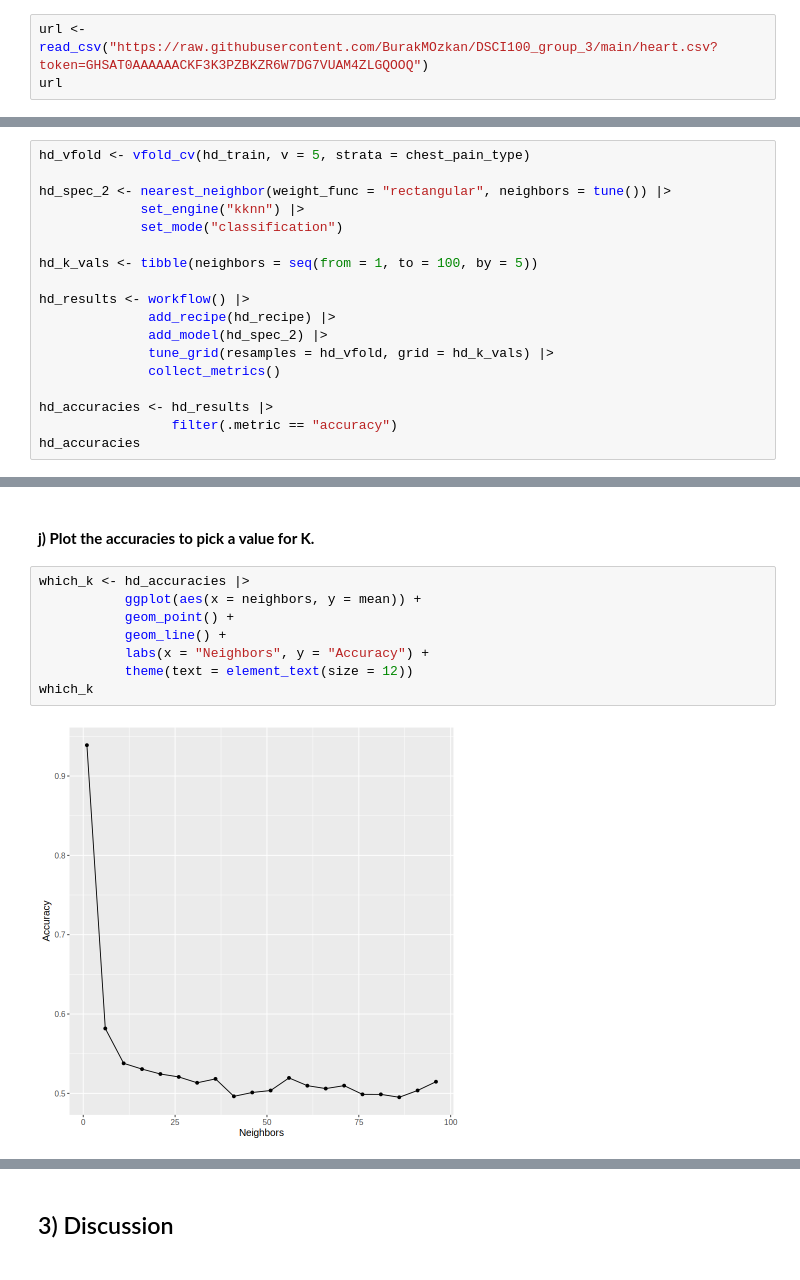
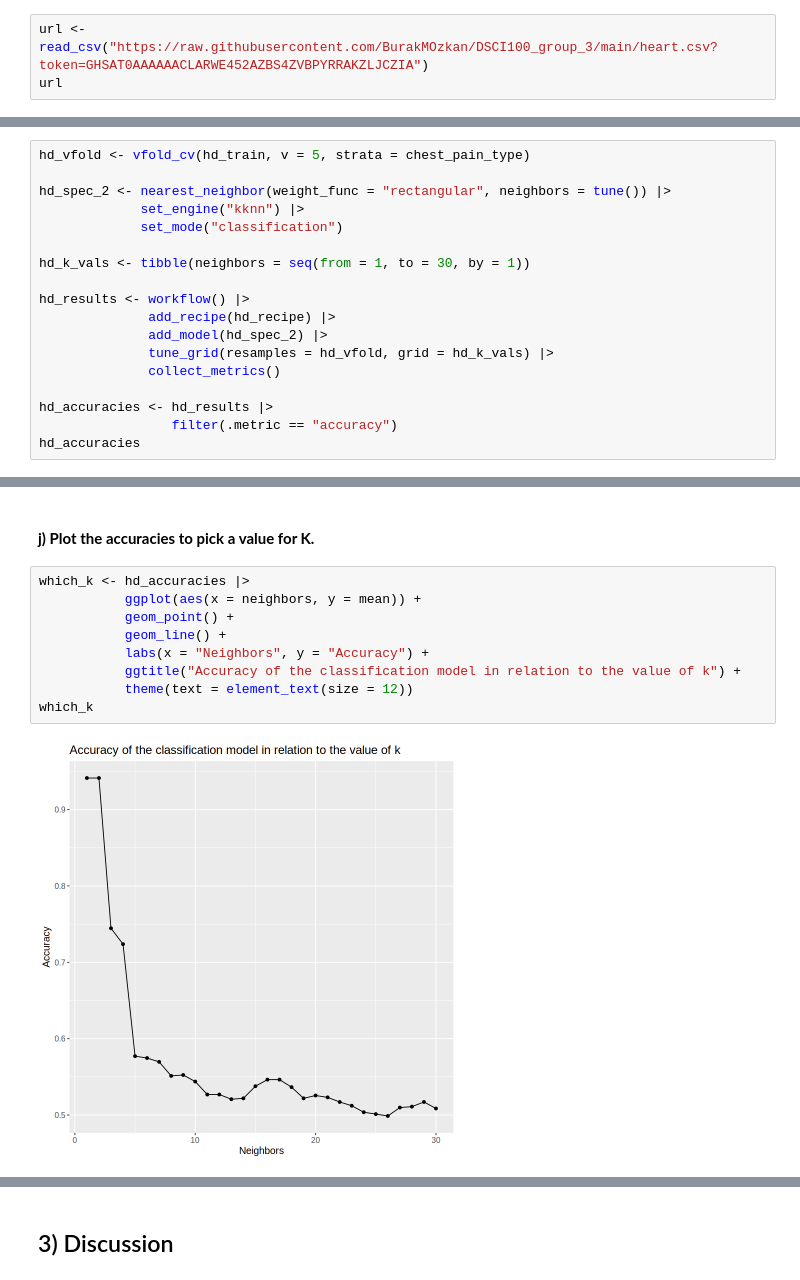
Before and after one commit to BurakMOzkan/DSCI100_group_3, a Jupyter notebook: FINAL_REPORT.ipynb, the cells around one changed output, grey strips where cells are left out. Saved outputs shown, nothing was run; the diff lists cells and outputs as text.

```diff
--- a/FINAL_REPORT.ipynb
+++ b/FINAL_REPORT.ipynb
@@ -63,7 +63,7 @@ set.seed(1)
 # %% [markdown]
 #### **b) Secondly, we import the data from the heart.csv file that we have uploaded to our GitHub server by looking at the raw data and inputting the link into the read_csv function which yields the data.**
 # %%
-url <- read_csv("https://raw.githubusercontent.com/BurakMOzkan/DSCI100_group_3/main/heart.csv?token=GHSAT0AAAAAACKF3K3PZBKZR6W7DG7VUAM4ZLGQOOQ")
+url <- read_csv("https://raw.githubusercontent.com/BurakMOzkan/DSCI100_group_3/main/heart.csv?token=GHSAT0AAAAAACLARWE452AZBS4ZVBPYRRAKZLJCZIA")
 url
 # %% [output]
 Rows: 1025 Columns: 14
@@ -167,7 +178,7 @@ hd_spec_2 <- nearest_neighbor(weight_func = "rectangular", neighbors = tune()) |
              set_engine("kknn") |>
              set_mode("classification")
 
-hd_k_vals <- tibble(neighbors = seq(from = 1, to = 100, by = 5))
+hd_k_vals <- tibble(neighbors = seq(from = 1, to = 30, by = 1))
 
 hd_results <- workflow() |>
               add_recipe(hd_recipe) |>
@@ -194,10 +205,11 @@ A tibble: 20 × 7
 # %%
 which_k <- hd_accuracies |>
            ggplot(aes(x = neighbors, y = mean)) +
            geom_point() +
            geom_line() +
            labs(x = "Neighbors", y = "Accuracy") +
+           ggtitle("Accuracy of the classification model in relation to the value of k") +
            theme(text = element_text(size = 12))
 which_k
 # %% [output]
-[figure, old version]
+[figure, new version]
```
Also changed, not shown: parts of 9 cells of this notebook.
